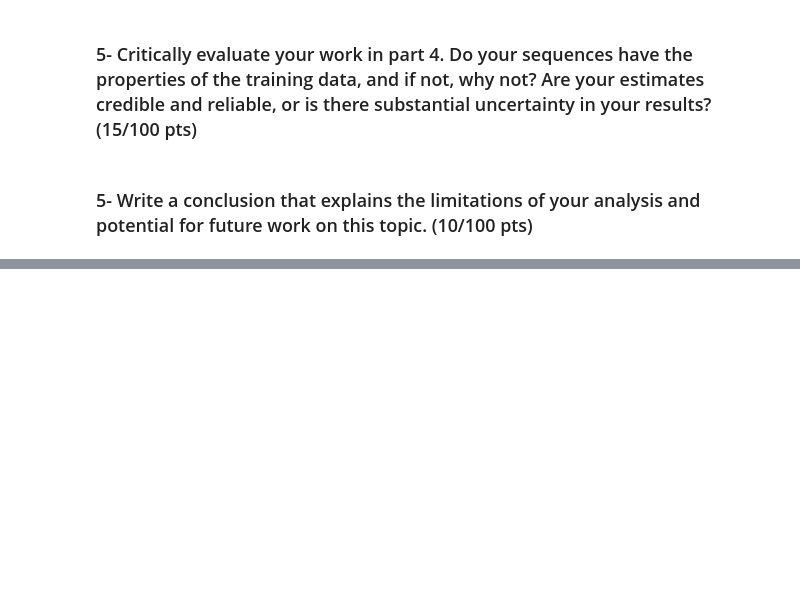
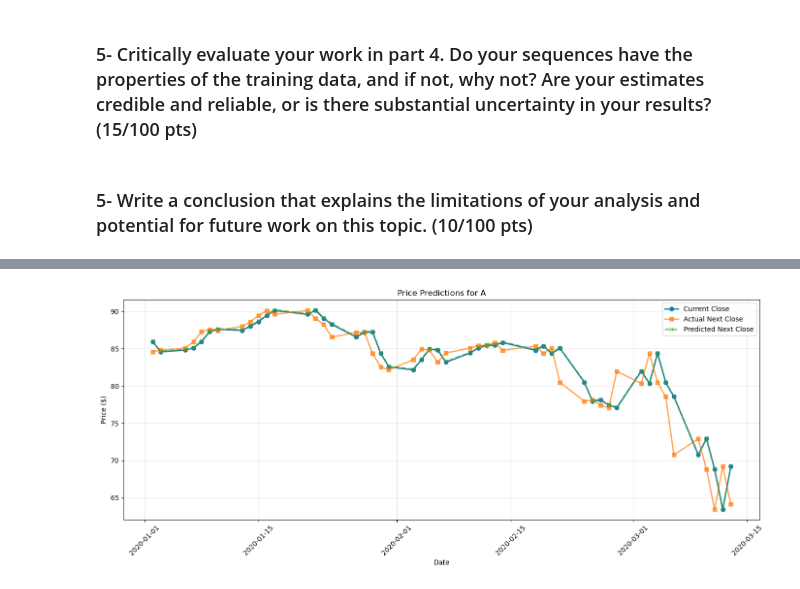
Before and after one commit to jmhowe03-jmh/understanding_uncertainty_project1, a Jupyter notebook: jillian.ipynb, the cells around one changed output, grey strips where cells are left out. Cells and saved outputs as stored; diff of their text form; code cells hidden in the pictures; blank space fills up the shorter version.

```diff
--- a/jillian.ipynb
+++ b/jillian.ipynb
@@ -305,0 +332,3 @@ print(simulated_states)
+# %%
+sp_comp = pd.read_csv('sp500_companies.csv')
+sp_comp.head()
@@ -305,0 +342,3 @@ print(simulated_states)
+# %%
+# Assume sp_comp has columns: Symbol, Sector, Marketcap
+stocks = stocks.merge(sp_comp[['Symbol','Sector','Marketcap']], on='Symbol', how='left')
@@ -311,0 +472,21 @@ print(simulated_states)
+# %%
+# Train logistic regression model
+log_model = LogisticRegression(random_state=42, max_iter=1000)
+log_model.fit(X_train, y_train)
+
+# Make predictions
+y_train_pred = log_model.predict(X_train)
+y_test_pred = log_model.predict(X_test)
+
+# Calculate accuracy
+train_acc = accuracy_score(y_train, y_train_pred)
+test_acc = accuracy_score(y_test, y_test_pred)
+
+print("=" * 50)
+print("LOGISTIC REGRESSION MODEL - PRICE DIRECTION PREDICTION")
+print("=" * 50)
+print(f"\nTraining Accuracy: {train_acc:.4f} ({train_acc*100:.2f}%)")
+print(f"Test Accuracy: {test_acc:.4f} ({test_acc*100:.2f}%)")
+
+print("\nClassification Report (Test Set):")
+print(classification_report(y_test, y_test_pred, target_names=['Down', 'Up']))
@@ -311,0 +561,19 @@ print(simulated_states)
+# %%
+# Visualize predictions for a sample stock
+sample_symbol = test_data_clean['Symbol'].iloc[0]
+sample_stock = test_data_clean[test_data_clean['Symbol'] == sample_symbol].sort_values('Date').head(50)
+
+plt.figure(figsize=(14, 6))
+plt.plot(sample_stock['Date'], sample_stock['Close'], 'o-', label='Current Close', linewidth=2)
+plt.plot(sample_stock['Date'], sample_stock['actual_next_close'], 's-', label='Actual Next Close', linewidth=2, alpha=0.7)
+plt.plot(sample_stock['Date'], sample_stock['predicted_close_v2'], 'x--', label='Predicted Next Close', linewidth=2, alpha=0.7)
+plt.xlabel('Date')
+plt.ylabel('Price ($)')
+plt.title(f'Price Predictions for {sample_symbol}')
+plt.legend()
+plt.grid(True, alpha=0.3)
+plt.xticks(rotation=45)
+plt.tight_layout()
+plt.show()
+# %% [output]
+[figure, added]
```
Also changed, not shown: parts of 26 cells of this notebook.
